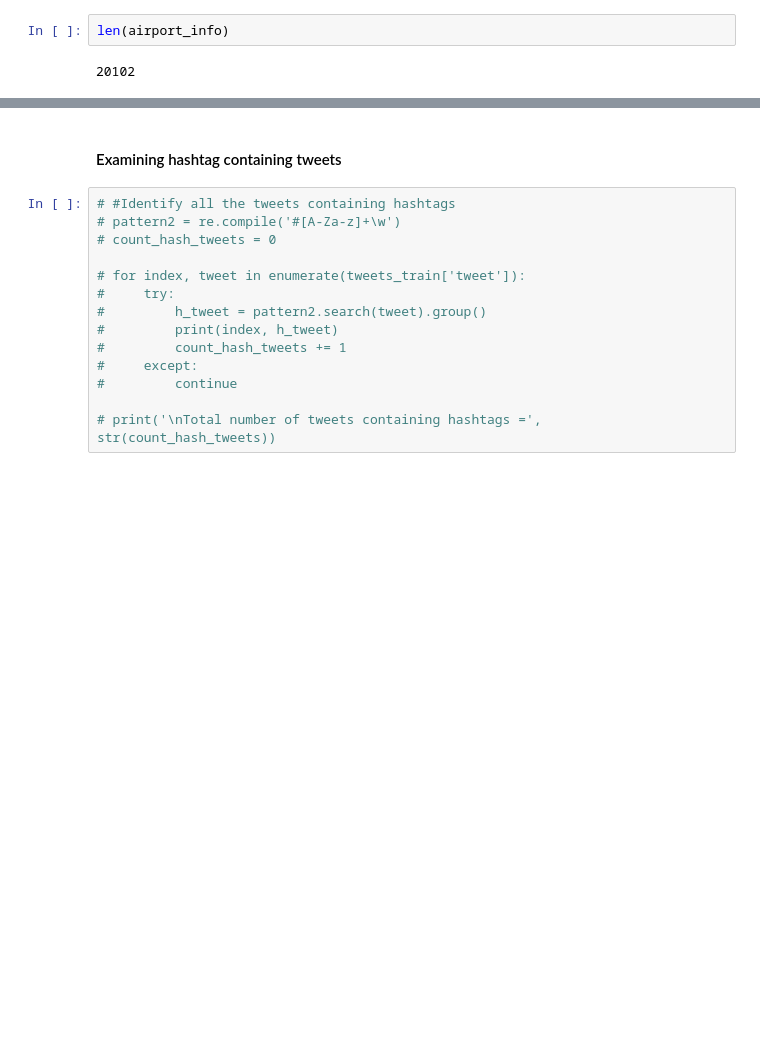
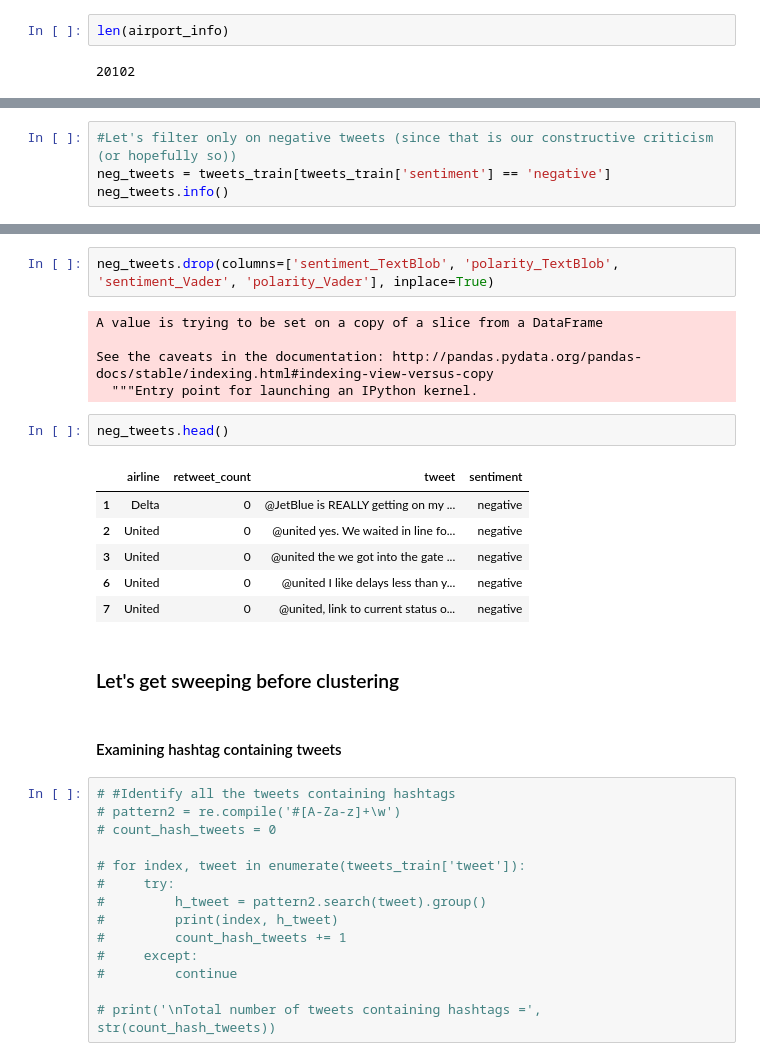
Before and after one commit to Auste1989/metis_projects, a Jupyter notebook: Customer_Review_Sentiment_Analysis/Customer_Review_Sentiment_Analysis_EDA.ipynb, the cells around one changed output, grey strips where cells are left out. Cells and saved outputs as stored; diff of their text form; blank space fills up the shorter version.

```diff
--- a/Customer_Review_Sentiment_Analysis/Customer_Review_Sentiment_Analysis_EDA.ipynb
+++ b/Customer_Review_Sentiment_Analysis/Customer_Review_Sentiment_Analysis_EDA.ipynb
@@ -279,0 +355,4 @@ def remove_airport(string):
+# %%
+#Let's filter only on negative tweets (since that is our constructive criticism (or hopefully so))
+neg_tweets = tweets_train[tweets_train['sentiment'] == 'negative']
+neg_tweets.info()
@@ -280,3 +373,21 @@ def remove_airport(string):
+# %%
+neg_tweets.drop(columns=['sentiment_TextBlob', 'polarity_TextBlob', 'sentiment_Vader', 'polarity_Vader'], inplace=True)
+# %% [output]
+A value is trying to be set on a copy of a slice from a DataFrame
+
+See the caveats in the documentation: http://pandas.pydata.org/pandas-docs/stable/indexing.html#indexing-view-versus-copy
+  """Entry point for launching an IPython kernel.
+# %%
+neg_tweets.head()
+# %% [output]
+|  | airline | retweet_count | tweet | sentiment |
+| 1 | Delta | 0 | @JetBlue is REALLY getting on my ... | negative |
+| 2 | United | 0 | @united yes. We waited in line fo... | negative |
+| 3 | United | 0 | @united the we got into the gate ... | negative |
+| 6 | United | 0 | @united I like delays less than y... | negative |
+| 7 | United | 0 | @united, link to current status o... | negative |
+# %% [markdown]
+### Let's get sweeping before clustering
 # %% [markdown]
 #### Examining hashtag containing tweets
 # %%
```
Also changed, not shown: parts of 17 cells of this notebook, 3 other files.
